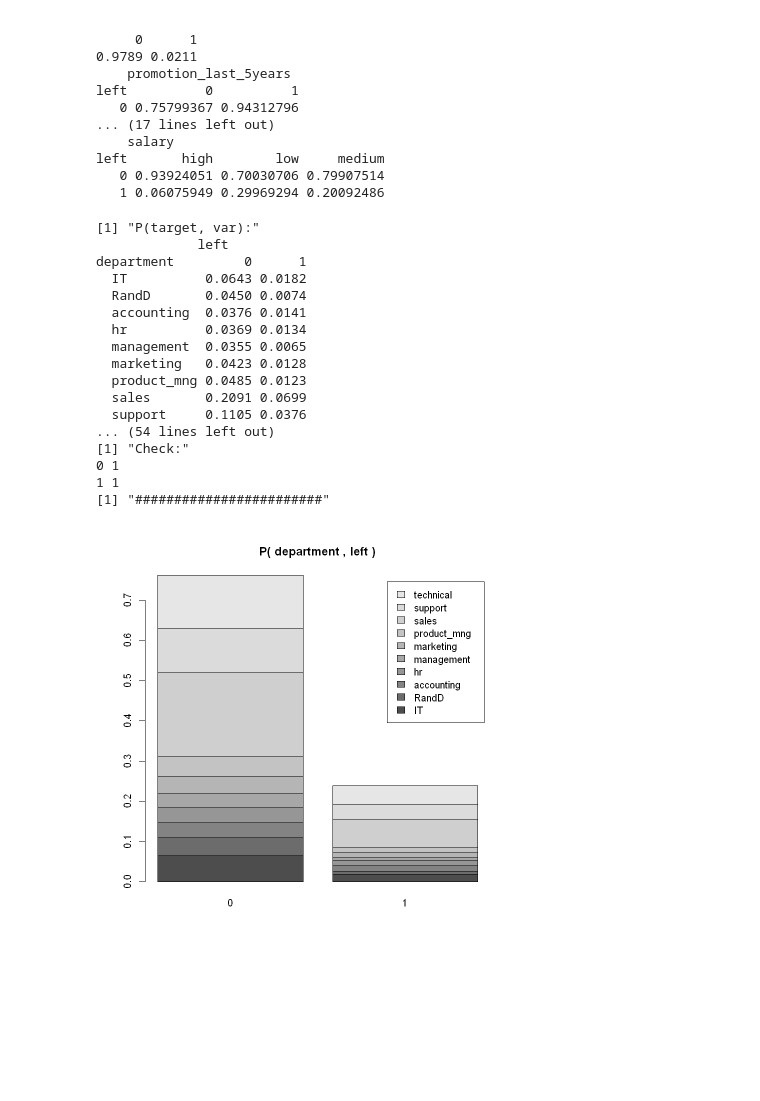
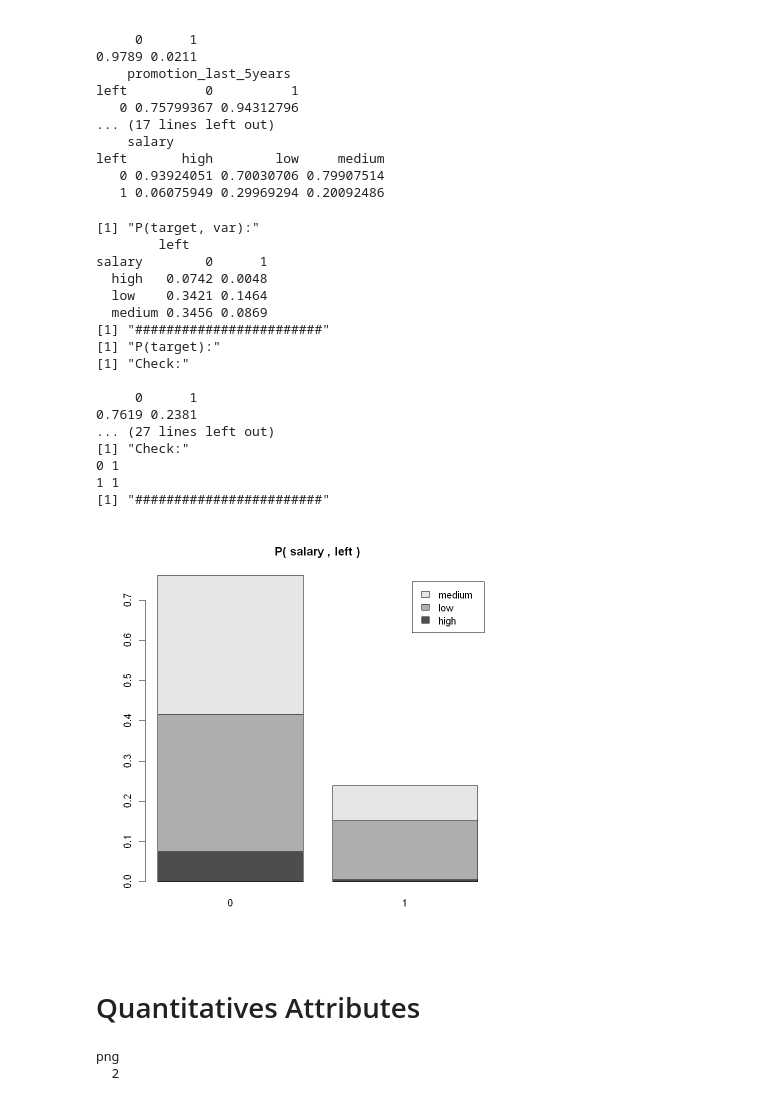
Before and after one commit to HEG-IG-Ex/62-62_Data_Mining, a Jupyter notebook: tp01/hr_predictions.ipynb, the cells around one changed output. Drawn from its saved outputs; the diff is of its cells as text; code cells hidden in the pictures; blank space fills up the shorter version.

Commit message:
Finalize the first exercise for the Quantitative analysis

```diff
--- a/tp01/hr_predictions.ipynb
+++ b/tp01/hr_predictions.ipynb
@@ -209,23 +225,25 @@ QualitativeAttrsTheory <- function(data, variable_idx, target_idx) {
     print("########################")
 }
 # %%
-    QualitativeAttrsTheory(data, 10,target_variables_idx)
+    QualitativeAttrsTheory(data, 11,target_variables_idx)
 # %% [output]
 [1] "P(target, var):"
-             left
-department         0      1
-  IT          0.0643 0.0182
-  RandD       0.0450 0.0074
-  accounting  0.0376 0.0141
-  hr          0.0369 0.0134
-  management  0.0355 0.0065
-  marketing   0.0423 0.0128
-  product_mng 0.0485 0.0123
-  sales       0.2091 0.0699
-  support     0.1105 0.0376
-... (54 lines left out)
+        left
+salary        0      1
+  high   0.0742 0.0048
+  low    0.3421 0.1464
+  medium 0.3456 0.0869
+[1] "########################"
+[1] "P(target):"
+[1] "Check:"
+
+     0      1
+0.7619 0.2381
+... (27 lines left out)
 [1] "Check:"
 0 1
 1 1
 [1] "########################"
-[figure, old version]
+[figure, new version]
+# %% [markdown]
+# Quantitatives Attributes
@@ -231,0 +314,11 @@ department         0      1
+# %%
+summary <- generateQuantitativeAttributesAnalysisSummary(data, target_variables_idx, quantitatives_attributes_col_idx)
+saveQuantitativeAttributesAnalysisSummary(
+  "C:/Users/huniv/jnotebook/data-mining/62-62_Data_Mining/tp01/",
+  "output",
+  "quantitative_attributes_summary_table",
+  summary
+)
+# %% [output]
+png
+  2
```
Also changed, not shown: parts of 14 cells of this notebook, 7 other files.
